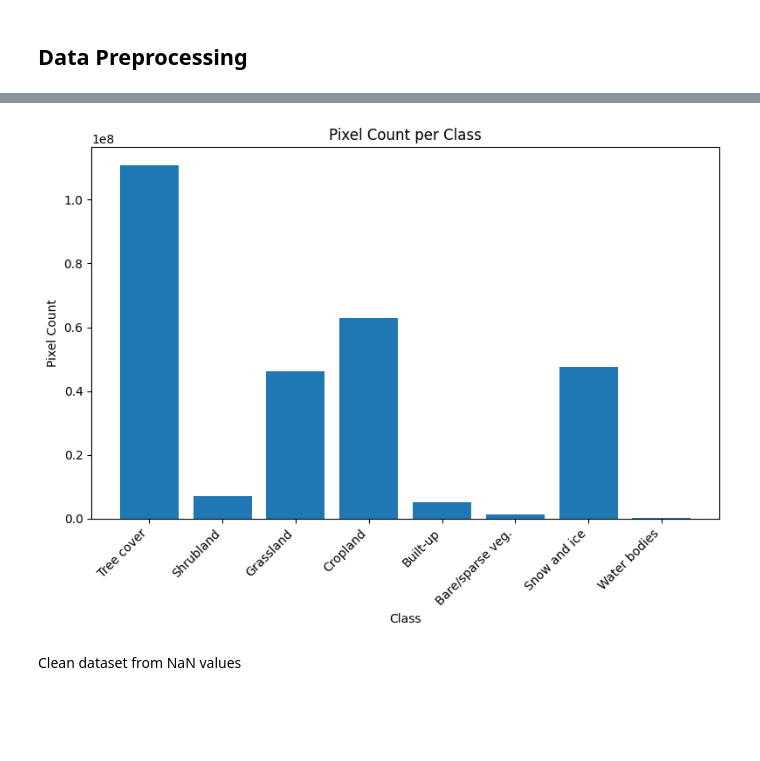
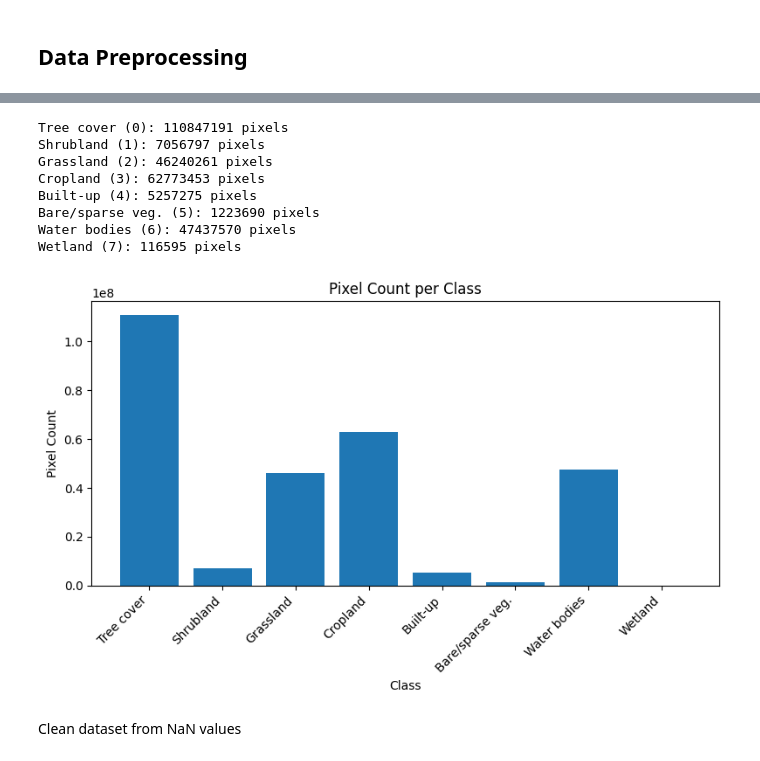
Before and after one commit to pervolarakis2001/land_cover_mapping, a Jupyter notebook: pipeline.ipynb, the cells around one changed output, grey strips where cells are left out. Cells and saved outputs as stored; diff of their text form; code cells hidden in the pictures; blank space fills up the shorter version.

```diff
--- a/pipeline.ipynb
+++ b/pipeline.ipynb
@@ -52,7 +53,6 @@ import rasterio
 import numpy as np
 import matplotlib.pyplot as plt
 
-# Class name mapping
 class_names = {
     0: "Tree cover",
     1: "Shrubland",
@@ -61,13 +61,11 @@ class_names = {
     4: "Built-up",
     5: "Bare/sparse veg.",
     6: "Snow and ice",
-    7: "Water bodies",
-    8: "Wetland",
+    7: "Permanent water bodies",
+    8: "Herbaceous wetland",
     9: "Mangroves",
     10: "Moss/lichen",
 }
-
-# WorldCover to index mapping
 label_mapping = {
     10: 0,
     20: 1,
@@ -82,27 +80,25 @@ label_mapping = {
     100: 10,
 }
 
-# Load ground truth mask
 gt_path = "data/ground_truth/GBDA24_ex2_ref_data.tif"
 with rasterio.open(gt_path) as src:
     raw_mask = src.read(1)
 
-# Create new integer mask initialized with -1 (invalid)
 mask = np.full(raw_mask.shape, fill_value=-1, dtype=np.int16)
 
-# Remap WorldCover values to class indices
 for raw_val, new_val in label_mapping.items():
     mask[raw_mask == raw_val] = new_val
 
-# Filter out invalid values
 mask = mask[mask != -1]
 
-# Count pixel occurrences per class
 unique_classes, counts = np.unique(mask, return_counts=True)
 labels = [class_names[c] for c in unique_classes]
 
+for c, count in zip(unique_classes, counts):
+    print(f"{class_names[c]} ({c}): {count} pixels")
+
 # Plot
-plt.figure(figsize=(12, 6))
+plt.figure(figsize=(8, 5))
 plt.bar(labels, counts)
 plt.title("Pixel Count per Class (GT)")
 plt.ylabel("Pixel Count")
@@ -117,40 +123,49 @@ pixel_class_counts = Counter()
 for i in range(len(dataset)):
     _, mask = dataset[i]
 
     if hasattr(mask, "numpy"):
         mask = mask.numpy()
     class_counts = Counter(mask.flatten())
     pixel_class_counts.update(class_counts)
 
 class_names = {
     0: "Tree cover",
     1: "Shrubland",
     2: "Grassland",
     3: "Cropland",
     4: "Built-up",
     5: "Bare/sparse veg.",
-    6: "Snow and ice",
-    7: "Water bodies",
-    8: "Wetland",
-    9: "Mangroves",
-    10: "Moss/lichen",
+    6: "Water bodies",
+    7: "Wetland",
 }
 
 # Create lists for plotting
 classes = sorted(pixel_class_counts.keys())
 counts = [pixel_class_counts[c] for c in classes]
 labels = [class_names.get(c, f"Class {c}") for c in classes]
 
+for cls_id, count in zip(classes, counts):
+    label = class_names.get(cls_id, f"Class {cls_id}")
+    print(f"{label} ({cls_id}): {count} pixels")
+
 # Plotting
-plt.figure(figsize=(8, 6))
+plt.figure(figsize=(8, 5))
 bars = plt.bar(labels, counts)
 plt.title("Pixel Count per Class")
 plt.xlabel("Class")
 plt.ylabel("Pixel Count")
 plt.xticks(rotation=45, ha="right")
 plt.tight_layout()
 # %% [output]
+Tree cover (0): 110847191 pixels
+Shrubland (1): 7056797 pixels
+Grassland (2): 46240261 pixels
+Cropland (3): 62773453 pixels
+Built-up (4): 5257275 pixels
+Bare/sparse veg. (5): 1223690 pixels
+Water bodies (6): 47437570 pixels
+Wetland (7): 116595 pixels
-[figure, old version]
+[figure, new version]
 # %% [markdown]
 Clean dataset from NaN values
 # %%
```
Also changed, not shown: parts of 37 cells of this notebook, 3 other files.
